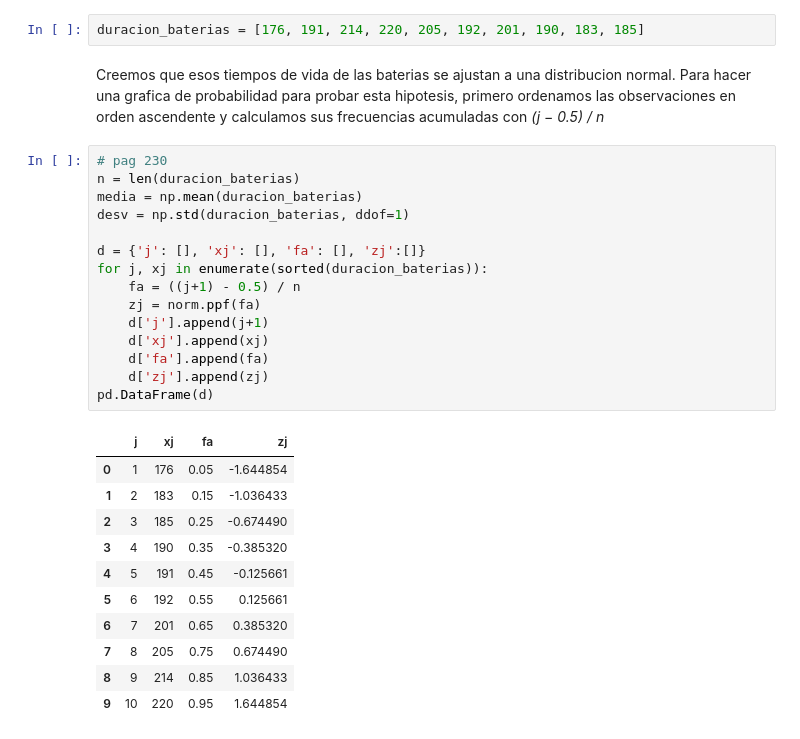
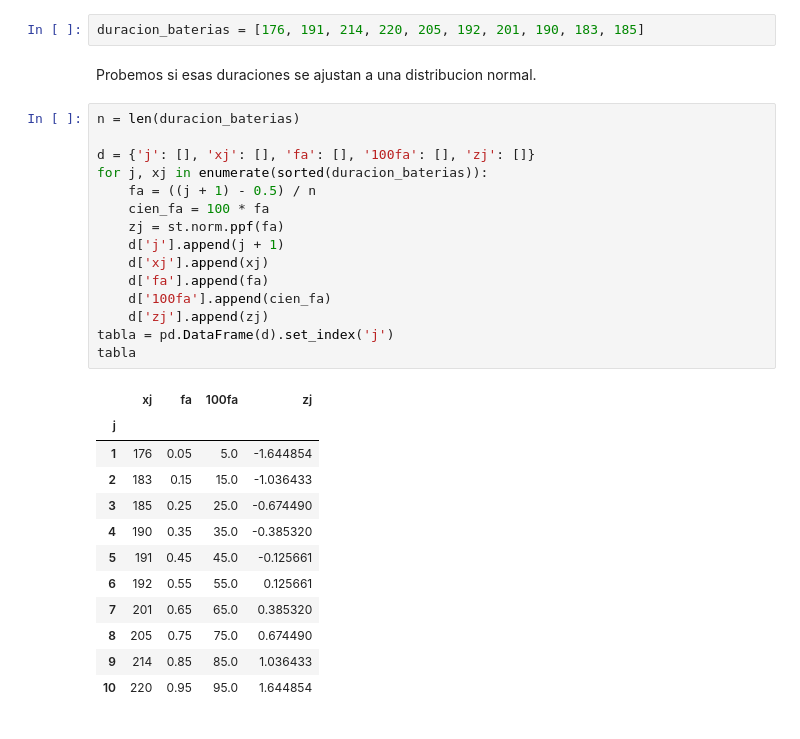
Before and after one commit to Pmz94/data-science, a Jupyter notebook: graficas.ipynb, the cells around one changed output. Drawn from its saved outputs; the diff is of its cells as text.

Commit message:
agregando graficas de probabilidad

```diff
--- a/graficas.ipynb
+++ b/graficas.ipynb
@@ -59,32 +96,33 @@ del fecha, peticiones
 Se anota el tiempo en minutos que duraron 10 baterias en una laptop:
 # %%
 duracion_baterias = [176, 191, 214, 220, 205, 192, 201, 190, 183, 185]
-# %% [markdown]
-Creemos que esos tiempos de vida de las baterias se ajustan a una distribucion normal. Para hacer una grafica de probabilidad para probar esta hipotesis, primero ordenamos las observaciones en orden ascendente y calculamos sus frecuencias acumuladas con *(j − 0.5) / n*
+# %% [markdown]
+Probemos si esas duraciones se ajustan a una distribucion normal.
 # %%
-# pag 230
 n = len(duracion_baterias)
-media = np.mean(duracion_baterias)
-desv = np.std(duracion_baterias, ddof=1)
 
-d = {'j': [], 'xj': [], 'fa': [], 'zj':[]}
+d = {'j': [], 'xj': [], 'fa': [], '100fa': [], 'zj': []}
 for j, xj in enumerate(sorted(duracion_baterias)):
-    fa = ((j+1) - 0.5) / n
-    zj = norm.ppf(fa)
-    d['j'].append(j+1)
-    d['xj'].append(xj)
-    d['fa'].append(fa)
-    d['zj'].append(zj)
-pd.DataFrame(d)
+	fa = ((j + 1) - 0.5) / n
+	cien_fa = 100 * fa
+	zj = st.norm.ppf(fa)
+	d['j'].append(j + 1)
+	d['xj'].append(xj)
+	d['fa'].append(fa)
+	d['100fa'].append(cien_fa)
+	d['zj'].append(zj)
+tabla = pd.DataFrame(d).set_index('j')
+tabla
 # %% [output]
-|  | j | xj | fa | zj |
-| 0 | 1 | 176 | 0.05 | -1.644854 |
-| 1 | 2 | 183 | 0.15 | -1.036433 |
-| 2 | 3 | 185 | 0.25 | -0.674490 |
-| 3 | 4 | 190 | 0.35 | -0.385320 |
-| 4 | 5 | 191 | 0.45 | -0.125661 |
-| 5 | 6 | 192 | 0.55 | 0.125661 |
-| 6 | 7 | 201 | 0.65 | 0.385320 |
-| 7 | 8 | 205 | 0.75 | 0.674490 |
-| 8 | 9 | 214 | 0.85 | 1.036433 |
-| 9 | 10 | 220 | 0.95 | 1.644854 |
+|  | xj | fa | 100fa | zj |
+| j |  |  |  |  |
+| 1 | 176 | 0.05 | 5.0 | -1.644854 |
+| 2 | 183 | 0.15 | 15.0 | -1.036433 |
+| 3 | 185 | 0.25 | 25.0 | -0.674490 |
+| 4 | 190 | 0.35 | 35.0 | -0.385320 |
+| 5 | 191 | 0.45 | 45.0 | -0.125661 |
+| 6 | 192 | 0.55 | 55.0 | 0.125661 |
+| 7 | 201 | 0.65 | 65.0 | 0.385320 |
+| 8 | 205 | 0.75 | 75.0 | 0.674490 |
+| 9 | 214 | 0.85 | 85.0 | 1.036433 |
+| 10 | 220 | 0.95 | 95.0 | 1.644854 |
```
Also changed, not shown: parts of 10 cells of this notebook, 7 other files.
